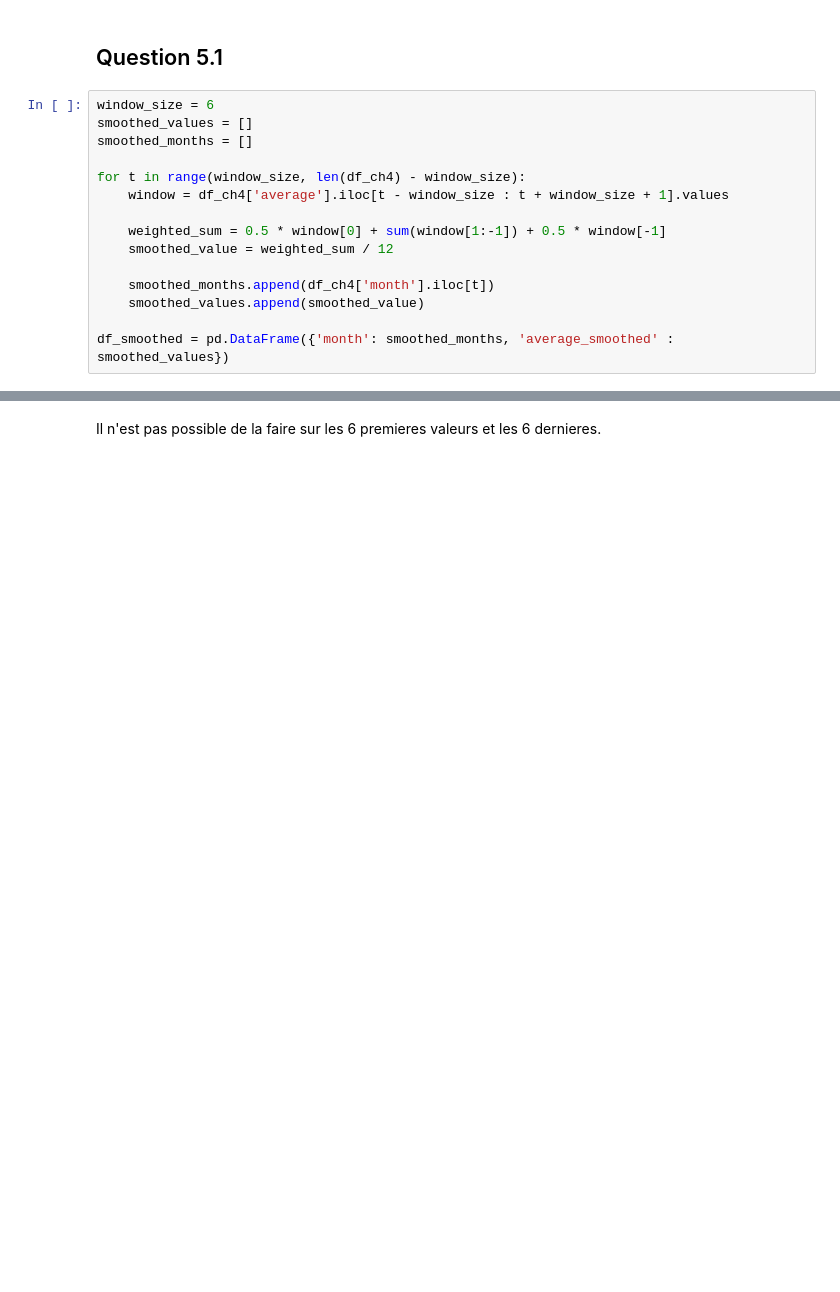
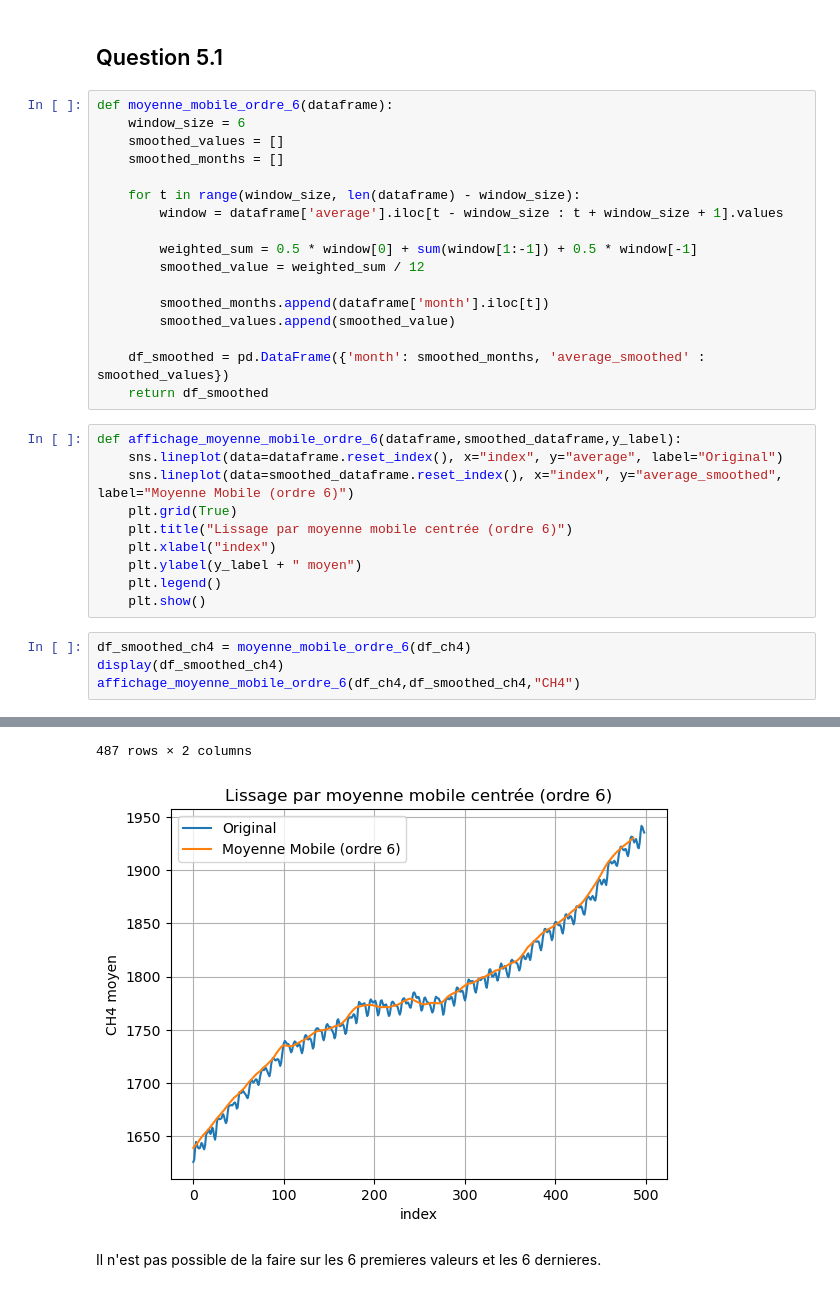
Before and after one commit to AxelGiovannai/Stat_Project, a Jupyter notebook: notebook1.ipynb, the cells around one changed output, grey strips where cells are left out. Drawn from its saved outputs; the diff is of its cells as text; blank space fills up the shorter version.

```diff
--- a/notebook1.ipynb
+++ b/notebook1.ipynb
@@ -100,18 +101,35 @@ ch4 et no2 semble avoir des variations saisoniere du a l'epaisseur de la courbe.
 # Question 5
 # %% [markdown]
 ## Question 5.1
+# %%
+def moyenne_mobile_ordre_6(dataframe):
+    window_size = 6
+    smoothed_values = []
+    smoothed_months = []
+
+    for t in range(window_size, len(dataframe) - window_size):
+        window = dataframe['average'].iloc[t - window_size : t + window_size + 1].values
+
+        weighted_sum = 0.5 * window[0] + sum(window[1:-1]) + 0.5 * window[-1]
+        smoothed_value = weighted_sum / 12
+
+        smoothed_months.append(dataframe['month'].iloc[t])
+        smoothed_values.append(smoothed_value)
+
+    df_smoothed = pd.DataFrame({'month': smoothed_months, 'average_smoothed' : smoothed_values})
+    return df_smoothed
+# %%
+def affichage_moyenne_mobile_ordre_6(dataframe,smoothed_dataframe,y_label):
+    sns.lineplot(data=dataframe.reset_index(), x="index", y="average", label="Original")
+    sns.lineplot(data=smoothed_dataframe.reset_index(), x="index", y="average_smoothed", label="Moyenne Mobile (ordre 6)")
+    plt.grid(True)
+    plt.title("Lissage par moyenne mobile centrée (ordre 6)")
+    plt.xlabel("index")
+    plt.ylabel(y_label + " moyen")
+    plt.legend()
+    plt.show()
 # %%
-window_size = 6
-smoothed_values = []
-smoothed_months = []
-
-for t in range(window_size, len(df_ch4) - window_size):
-    window = df_ch4['average'].iloc[t - window_size : t + window_size + 1].values
-
-    weighted_sum = 0.5 * window[0] + sum(window[1:-1]) + 0.5 * window[-1]
-    smoothed_value = weighted_sum / 12
-
-    smoothed_months.append(df_ch4['month'].iloc[t])
-    smoothed_values.append(smoothed_value)
-
-df_smoothed = pd.DataFrame({'month': smoothed_months, 'average_smoothed' : smoothed_values})
+df_smoothed_ch4 = moyenne_mobile_ordre_6(df_ch4)
+display(df_smoothed_ch4)
+affichage_moyenne_mobile_ordre_6(df_ch4,df_smoothed_ch4,"CH4")
+# %% [output]
@@ -118,2 +148,4 @@ df_smoothed = pd.DataFrame({'month': smoothed_months, 'average_smoothed' : smoot
+487 rows × 2 columns
+[figure, added]
 # %% [markdown]
 Il n'est pas possible de la faire sur les 6 premieres valeurs et les 6 dernieres.
```
Also changed, not shown: parts of 11 cells of this notebook.
